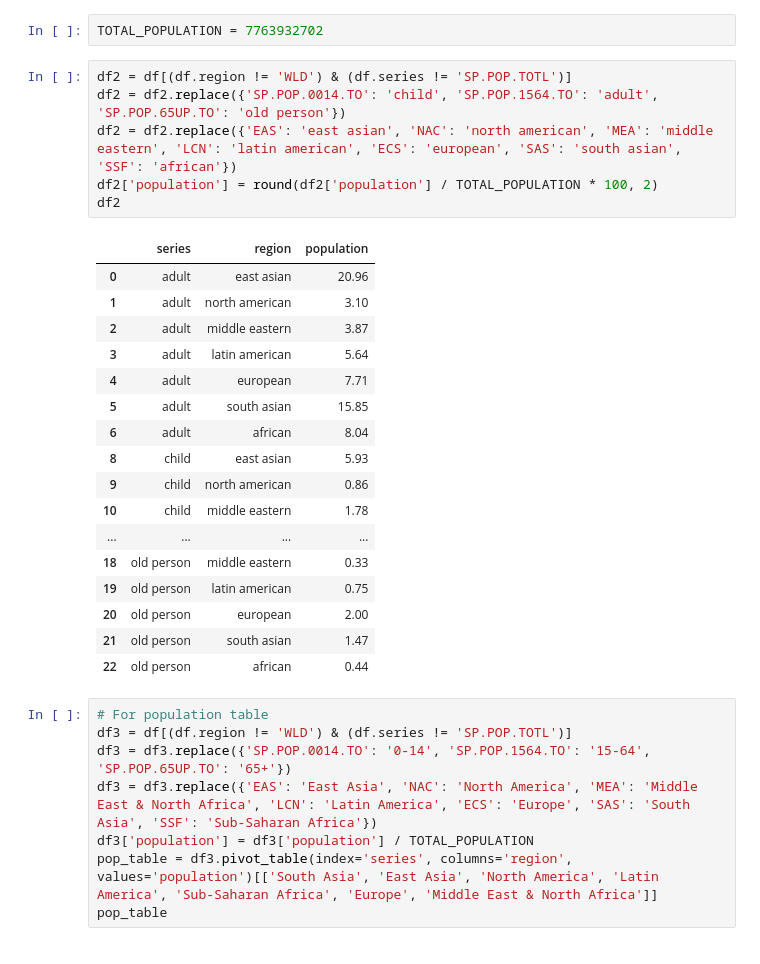
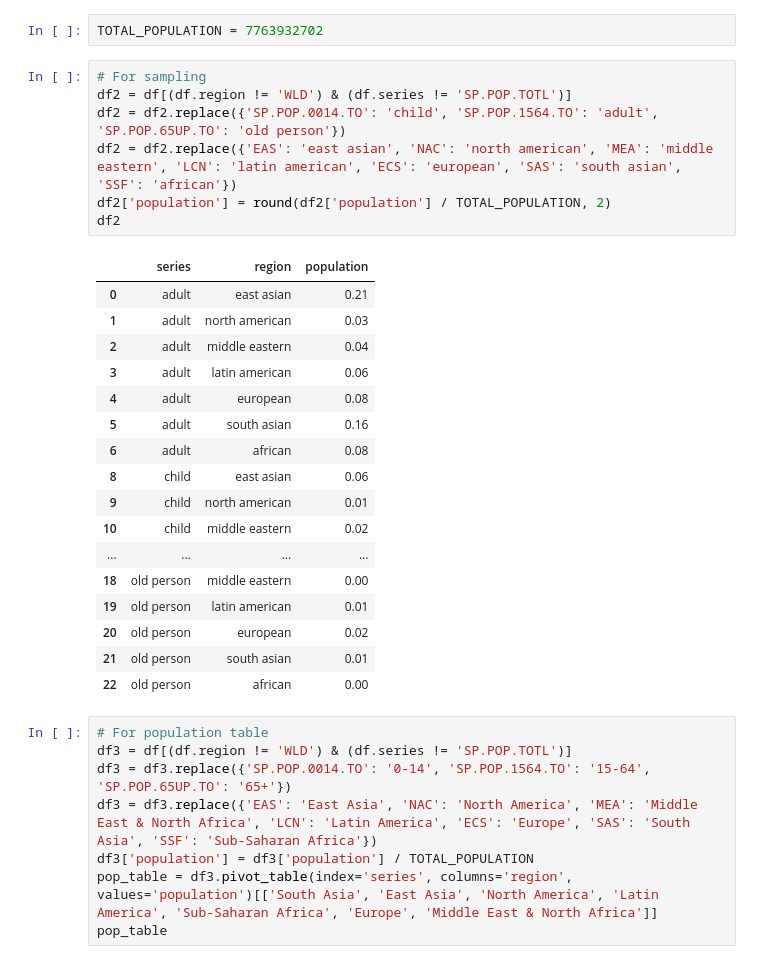
Before and after one commit to sergeyk/worldfaces, a Jupyter notebook: 00-generate-faces.ipynb, the cells around one changed output. Saved outputs shown, nothing was run; the diff lists cells and outputs as text.

```diff
--- a/00-generate-faces.ipynb
+++ b/00-generate-faces.ipynb
@@ -118,29 +118,30 @@ print(series['SP.POP.TOTL'])
 # %%
 TOTAL_POPULATION = 7763932702
 # %%
+# For sampling
 df2 = df[(df.region != 'WLD') & (df.series != 'SP.POP.TOTL')]
 df2 = df2.replace({'SP.POP.0014.TO': 'child', 'SP.POP.1564.TO': 'adult', 'SP.POP.65UP.TO': 'old person'})
 df2 = df2.replace({'EAS': 'east asian', 'NAC': 'north american', 'MEA': 'middle eastern', 'LCN': 'latin american', 'ECS': 'european', 'SAS': 'south asian', 'SSF': 'african'})
-df2['population'] = round(df2['population'] / TOTAL_POPULATION * 100, 2)
+df2['population'] = round(df2['population'] / TOTAL_POPULATION, 2)
 df2
 # %% [output]
 |  | series | region | population |
-| 0 | adult | east asian | 20.96 |
-| 1 | adult | north american | 3.10 |
-| 2 | adult | middle eastern | 3.87 |
-| 3 | adult | latin american | 5.64 |
-| 4 | adult | european | 7.71 |
-| 5 | adult | south asian | 15.85 |
-| 6 | adult | african | 8.04 |
-| 8 | child | east asian | 5.93 |
-| 9 | child | north american | 0.86 |
-| 10 | child | middle eastern | 1.78 |
+| 0 | adult | east asian | 0.21 |
+| 1 | adult | north american | 0.03 |
+| 2 | adult | middle eastern | 0.04 |
+| 3 | adult | latin american | 0.06 |
+| 4 | adult | european | 0.08 |
+| 5 | adult | south asian | 0.16 |
+| 6 | adult | african | 0.08 |
+| 8 | child | east asian | 0.06 |
+| 9 | child | north american | 0.01 |
+| 10 | child | middle eastern | 0.02 |
 | ... | ... | ... | ... |
-| 18 | old person | middle eastern | 0.33 |
-| 19 | old person | latin american | 0.75 |
-| 20 | old person | european | 2.00 |
-| 21 | old person | south asian | 1.47 |
-| 22 | old person | african | 0.44 |
+| 18 | old person | middle eastern | 0.00 |
+| 19 | old person | latin american | 0.01 |
+| 20 | old person | european | 0.02 |
+| 21 | old person | south asian | 0.01 |
+| 22 | old person | african | 0.00 |
 # %%
 # For population table
 df3 = df[(df.region != 'WLD') & (df.series != 'SP.POP.TOTL')]
```
Also changed, not shown: parts of 6 cells of this notebook, 4 other files.
